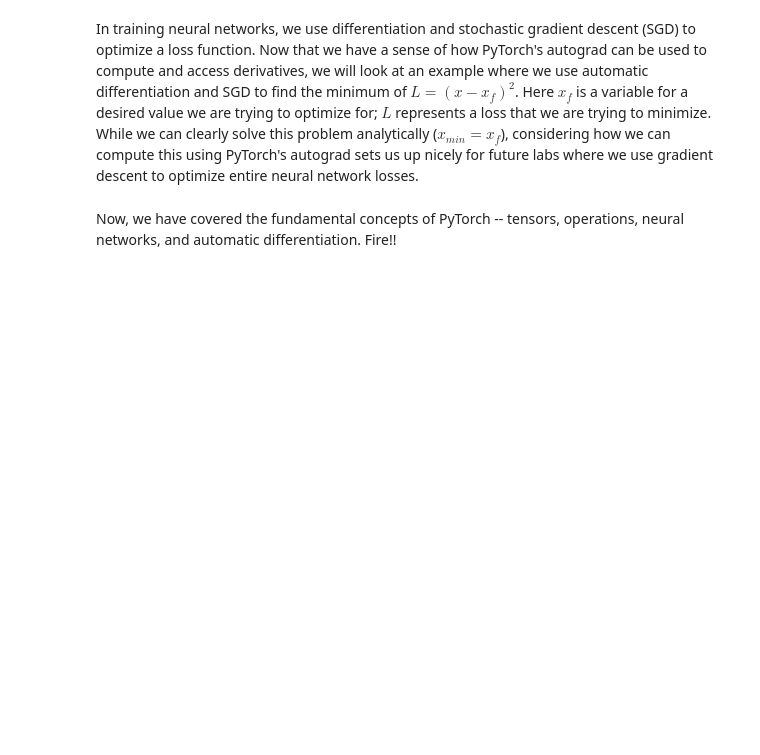
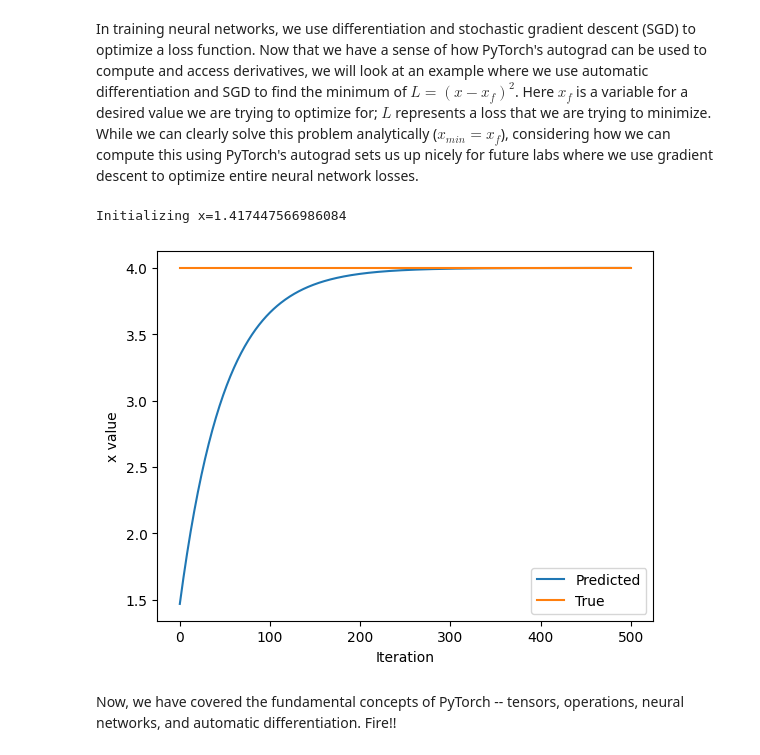
Before and after one commit to spadesw/introtodeeplearning, a Jupyter notebook: lab1/PT_Part1_Intro.ipynb, the cells around one changed output. Saved outputs shown, nothing was run; the diff lists cells and outputs as text; code cells hidden in the pictures; blank space fills up the shorter version.

```diff
--- a/lab1/PT_Part1_Intro.ipynb
+++ b/lab1/PT_Part1_Intro.ipynb
@@ -321,33 +334,36 @@ In training neural networks, we use differentiation and stochastic gradient desc
 x = torch.randn(1)
 print(f"Initializing x={x.item()}")
 
 learning_rate = 1e-2  # Learning rate
 history = []
 x_f = 4  # Target value
 
 
 # We will run gradient descent for a number of iterations. At each iteration, we compute the loss,
 #   compute the derivative of the loss with respect to x, and perform the update.
 for i in range(500):
     x = torch.tensor([x], requires_grad=True)
 
     # TODO: Compute the loss as the square of the difference between x and x_f
-    loss = # TODO
+    loss = (x-x_f)**2
 
     # Backpropagate through the loss to compute gradients
     loss.backward()
 
     # Update x with gradient descent
     x = x.item() - learning_rate * x.grad
 
     history.append(x.item())
 
 # Plot the evolution of x as we optimize toward x_f!
 plt.plot(history)
 plt.plot([0, 500], [x_f, x_f])
 plt.legend(('Predicted', 'True'))
 plt.xlabel('Iteration')
 plt.ylabel('x value')
 plt.show()
+# %% [output]
+Initializing x=1.417447566986084
+[figure, added]
 # %% [markdown]
 Now, we have covered the fundamental concepts of PyTorch -- tensors, operations, neural networks, and automatic differentiation. Fire!!
```
Also changed, not shown: parts of 6 cells of this notebook.
